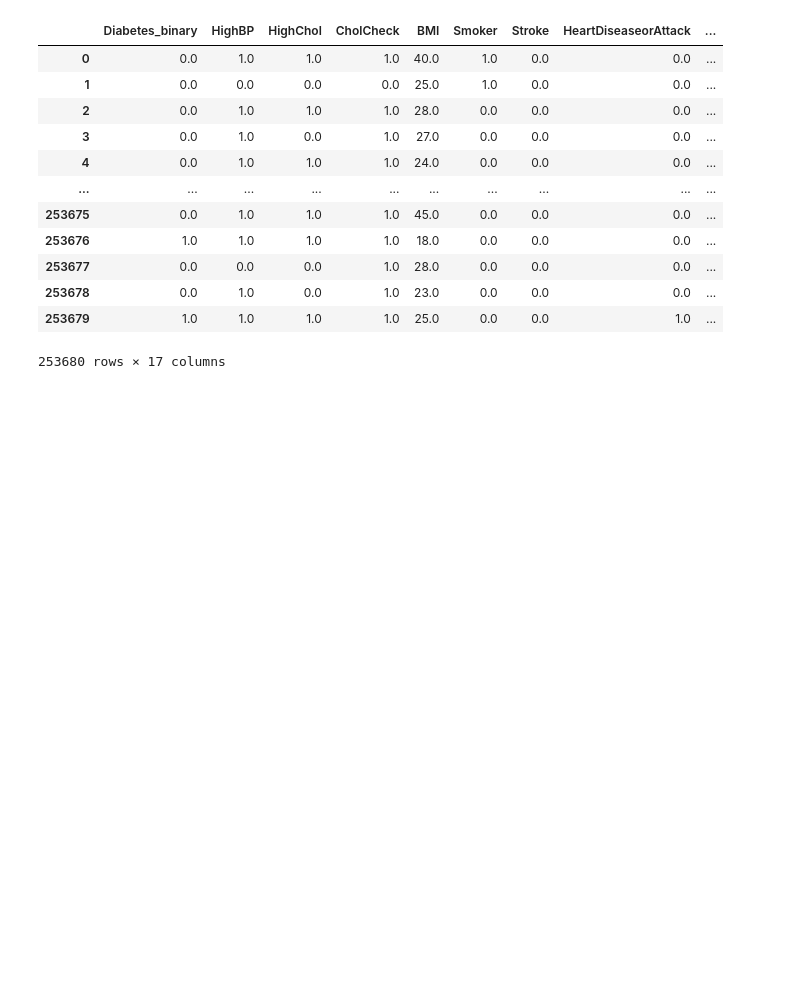
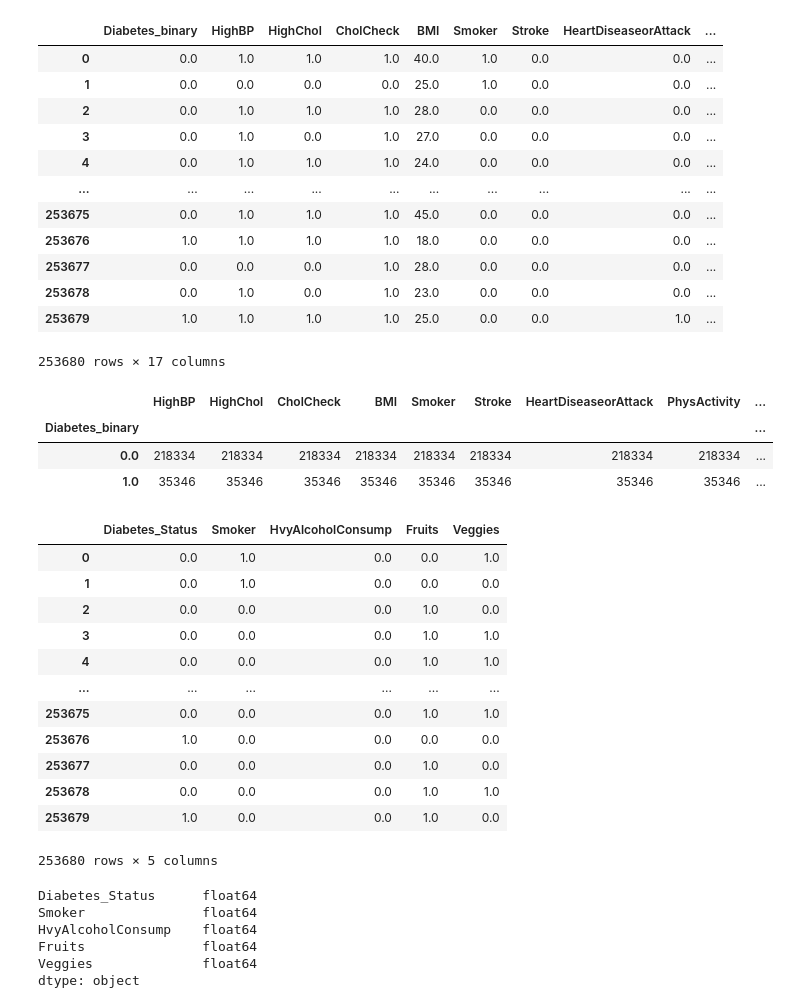
Before and after one commit to rdjames1996/project-4-health-analysis, a Jupyter notebook: Ana/binary_health_indicator.ipynb, the cells around one changed output. Drawn from its saved outputs; the diff is of its cells as text; code cells hidden in the pictures; blank space fills up the shorter version.

```diff
--- a/Ana/binary_health_indicator.ipynb
+++ b/Ana/binary_health_indicator.ipynb
@@ -79,3 +79,29 @@ diabetes_df_drop
 | 253678 | 0.0 | 1.0 | 0.0 | 1.0 | 23.0 | 0.0 | 0.0 | 0.0 | ... |
 | 253679 | 1.0 | 1.0 | 1.0 | 1.0 | 25.0 | 0.0 | 0.0 | 1.0 | ... |
 253680 rows × 17 columns
+# %%
+diabetes_df_drop.groupby("Diabetes_binary").count()
+# %% [output]
+|  | HighBP | HighChol | CholCheck | BMI | Smoker | Stroke | HeartDiseaseorAttack | PhysActivity | ... |
+| Diabetes_binary |  |  |  |  |  |  |  |  | ... |
+| 0.0 | 218334 | 218334 | 218334 | 218334 | 218334 | 218334 | 218334 | 218334 | ... |
+| 1.0 | 35346 | 35346 | 35346 | 35346 | 35346 | 35346 | 35346 | 35346 | ... |
+# %%
+# Filter through df to pull needed columns and rename 'Diabetes_binary ' to 'Diabetes_status' to pull target variable and features
+consumption_df = diabetes_df.filter(['Diabetes_binary', 'Smoker', 'HvyAlcoholConsump', 'Fruits', 'Veggies'], axis=1)
+consumption_df.rename(columns={'Diabetes_binary': 'Diabetes_Status'}, inplace=True)
+consumption_df
+# %% [output]
+|  | Diabetes_Status | Smoker | HvyAlcoholConsump | Fruits | Veggies |
+| 0 | 0.0 | 1.0 | 0.0 | 0.0 | 1.0 |
+| 1 | 0.0 | 1.0 | 0.0 | 0.0 | 0.0 |
+| 2 | 0.0 | 0.0 | 0.0 | 1.0 | 0.0 |
+| 3 | 0.0 | 0.0 | 0.0 | 1.0 | 1.0 |
+| 4 | 0.0 | 0.0 | 0.0 | 1.0 | 1.0 |
+| ... | ... | ... | ... | ... | ... |
+| 253675 | 0.0 | 0.0 | 0.0 | 1.0 | 1.0 |
+| 253676 | 1.0 | 0.0 | 0.0 | 0.0 | 0.0 |
+| 253677 | 0.0 | 0.0 | 0.0 | 1.0 | 0.0 |
+| 253678 | 0.0 | 0.0 | 0.0 | 1.0 | 1.0 |
+| 253679 | 1.0 | 0.0 | 0.0 | 1.0 | 0.0 |
+253680 rows × 5 columns
@@ -81,0 +111,10 @@ diabetes_df_drop
+# %%
+# Check df and data types
+consumption_df.dtypes
+# %% [output]
+Diabetes_Status      float64
+Smoker               float64
+HvyAlcoholConsump    float64
+Fruits               float64
+Veggies              float64
+dtype: object
```
Also changed, not shown: parts of 23 cells of this notebook, 1 other file.
